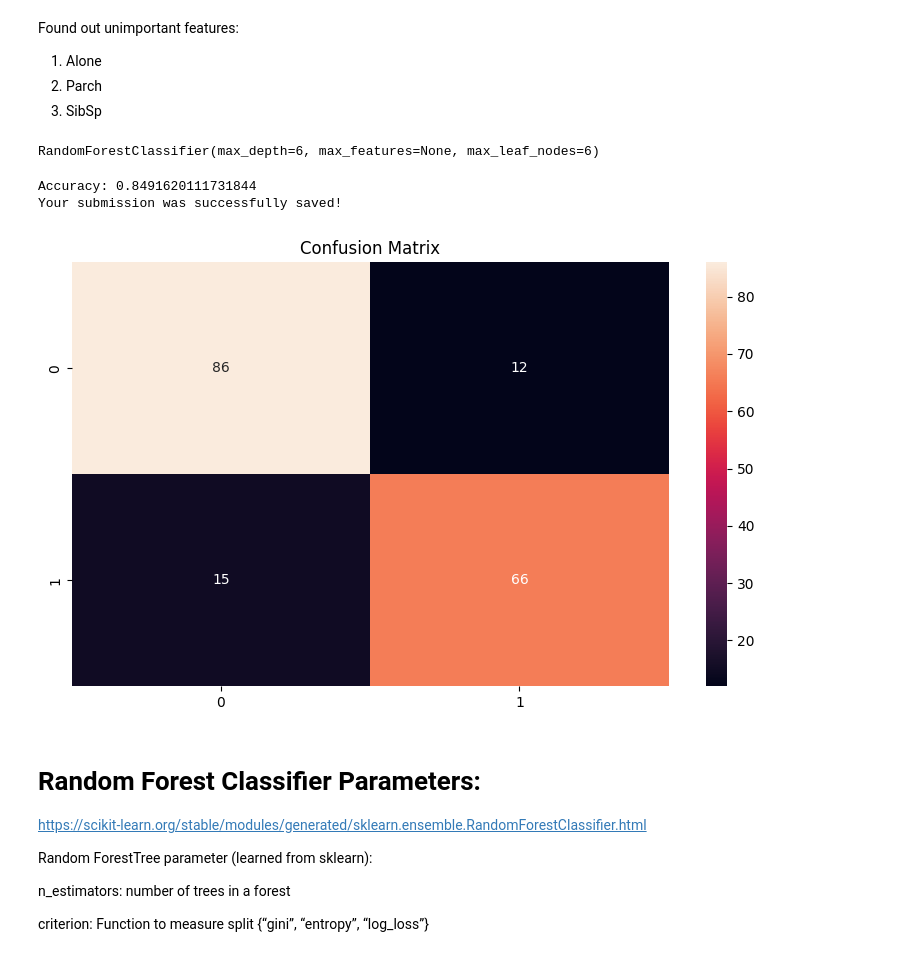
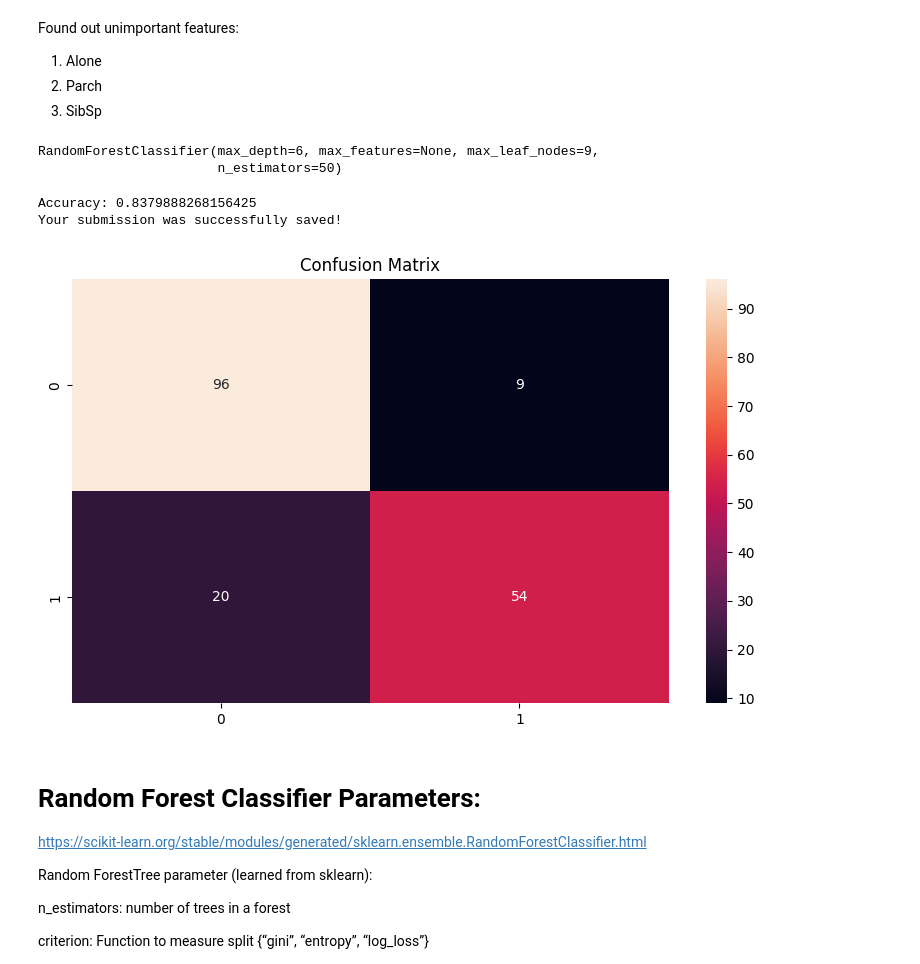
Before and after one commit to Alex-Mak-MCW/Titanic-Survival-Precictions-Project, a Jupyter notebook: PythonTitanicProject.ipynb, the cells around one changed output. Cells and saved outputs as stored; diff of their text form; code cells hidden in the pictures.

```diff
--- a/PythonTitanicProject.ipynb
+++ b/PythonTitanicProject.ipynb
@@ -501,7 +501,9 @@ param_grid = {
     'max_features': ['sqrt', 'log2', None],
     'max_depth': [3, 6, 9],
     'max_leaf_nodes': [3, 6, 9],
-
+#     'criterion': ['gini', 'entropy', 'log_loss'],
+#     'min_samples_split' : [2, 3, 4, 5],
+#     'min_samples_leaf' : [1, 2, 3, 4],
 }
 
 # Do Hyperparameter Tuning
@@ -514,44 +516,48 @@ print(grid_search.best_estimator_)
 # clf = RandomForestClassifier(n_estimators=1000, max_depth=3, max_features=None, max_leaf_nodes=9)
 # clf=RandomForestClassifier(max_depth=3, max_features=None, max_leaf_nodes=6,
 #                        n_estimators=50)
-clf.fit(X_train, y_train)
+
+tuned_clf=grid_search.best_estimator_
+
+tuned_clf.fit(X_train, y_train)
 
 # make predictions on test
-y_pred = clf.predict(X_test)
+y_pred = tuned_clf.predict(X_test)
 # %% [output]
-RandomForestClassifier(max_depth=6, max_features=None, max_leaf_nodes=6)
+RandomForestClassifier(max_depth=6, max_features=None, max_leaf_nodes=9,
+                       n_estimators=50)
 # %%
 # 6.4 Modelling - Result Presentation
 
 # Accuracy Score, can go as high as 85%
 print("Accuracy: {}".format(metrics.accuracy_score(y_test, y_pred)))
 
 # Classification report
 # print(classification_report(y_test,y_pred))
 
 # Confusion matrix (TP, FP, TN, NN)
 conf_matrix=confusion_matrix(y_test, y_pred)
 
 # Seaborn heatmap
 plt.figure(figsize=(8,5))
 sns.heatmap(conf_matrix, annot=True)
 plt.title('Confusion Matrix')
 plt.tight_layout()
 
 # make predictions on testing data again
-prediction = clf.predict(new_test)
+prediction = tuned_clf.predict(new_test)
 # Make a new column to store the predictions
 test_data['Survival_Predictions'] = pd.Series(prediction)
 
 # Submit Output in Kaggle
 output = pd.DataFrame({'PassengerId': test_data.PassengerId, 'Survived': prediction})
 # Assign output to a csv file
 output.to_csv('submission.csv', index=False)
 print("Your submission was successfully saved!")
 # %% [output]
-Accuracy: 0.8491620111731844
+Accuracy: 0.8379888268156425
 Your submission was successfully saved!
-[figure, old version]
+[figure, new version]
 # %%
 # # pd.loc to access data in array based on given column(s)
 # # Find female survivors in training data
```
Also changed, not shown: parts of 1 cell of this notebook, 1 other file.
